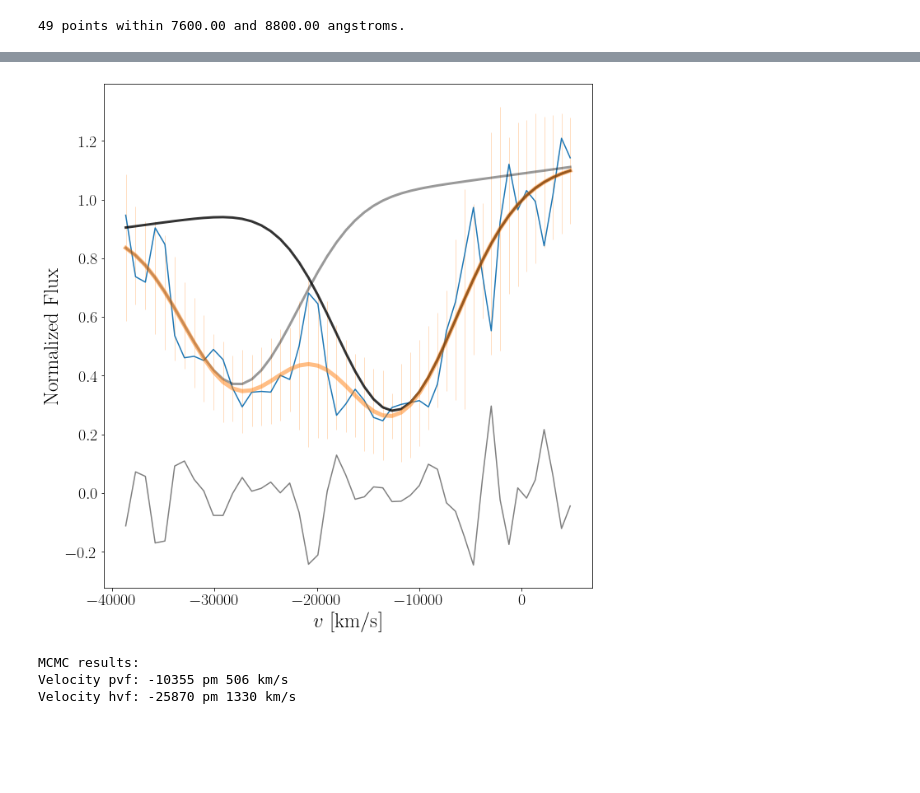
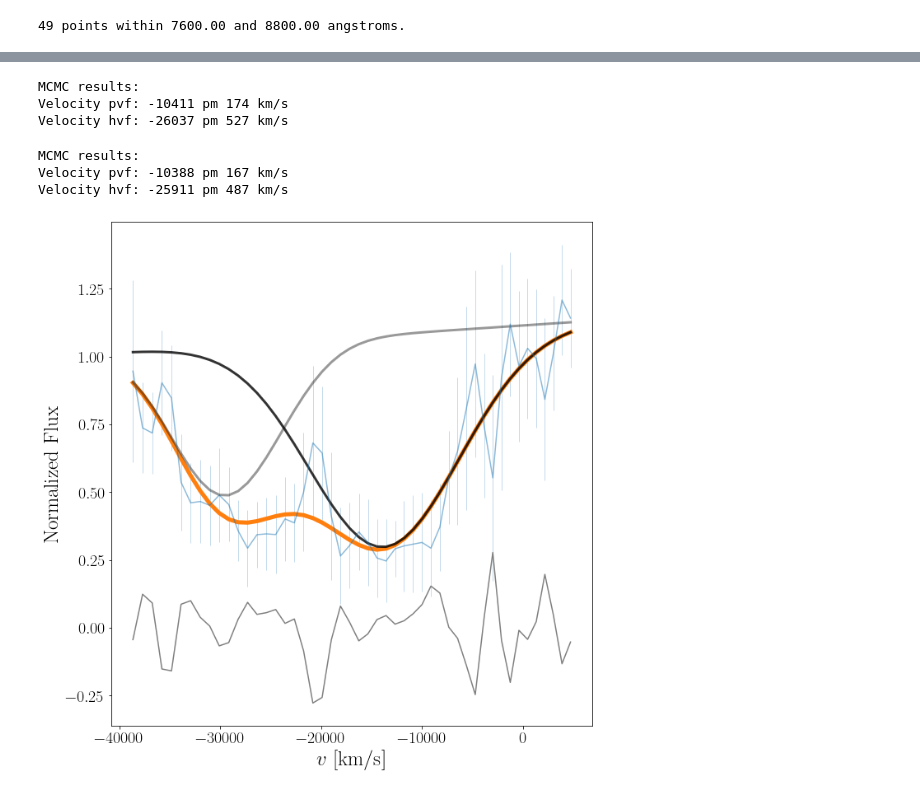
Before and after one commit to slowdivePTG/SN2020jgb, a Jupyter notebook: rv/absorption_line_velocity_20200608_P60.ipynb, the cells around one changed output, grey strips where cells are left out. Drawn from its saved outputs; the diff is of its cells as text; code cells hidden in the pictures; blank space fills up the shorter version.

Commit message:
MCMC with HPD

```diff
--- a/rv/absorption_line_velocity_20200608_P60.ipynb
+++ b/rv/absorption_line_velocity_20200608_P60.ipynb
@@ -51,11 +51,24 @@ Velocity hvf: -23999 km/s
 # %%
 mu_pvf_prior = -10508
-var_pvf_prior = 5e2**2
+var_pvf_prior = 2e2**2
 sampler = Spec1.line['CaII_IRT'].MCMC_sampler(mu_pvf=mu_pvf_prior,
                                               var_pvf=var_pvf_prior,
-                                              nburn=500)
+                                              initial=[],
+                                              normalize_unc=True,
+                                              max_nsteps=1000,
+                                              Plot_model=False)
+sampler = Spec1.line['CaII_IRT'].MCMC_sampler(
+    mu_pvf=mu_pvf_prior,
+    var_pvf=var_pvf_prior,
+    initial=Spec1.line['CaII_IRT'].theta_MCMC,
+    normalize_unc=True,
+    Plot_mcmc=True,
+    Plot_tau=True)
 # %% [output]
+MCMC results:
+Velocity pvf: -10411 pm 174 km/s
+Velocity hvf: -26037 pm 527 km/s
+MCMC results:
+Velocity pvf: -10388 pm 167 km/s
+Velocity hvf: -25911 pm 487 km/s
-[figure, old version]
+[figure, new version]
-MCMC results:
-Velocity pvf: -10355 pm 506 km/s
-Velocity hvf: -25870 pm 1330 km/s
```
Also changed, not shown: parts of 8 cells of this notebook, 4 other files.
